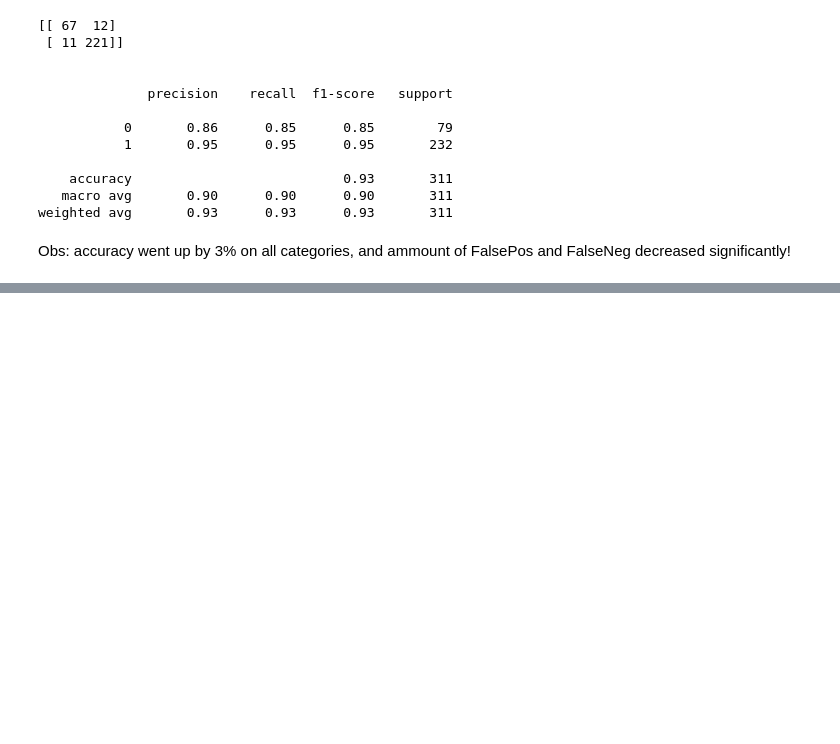
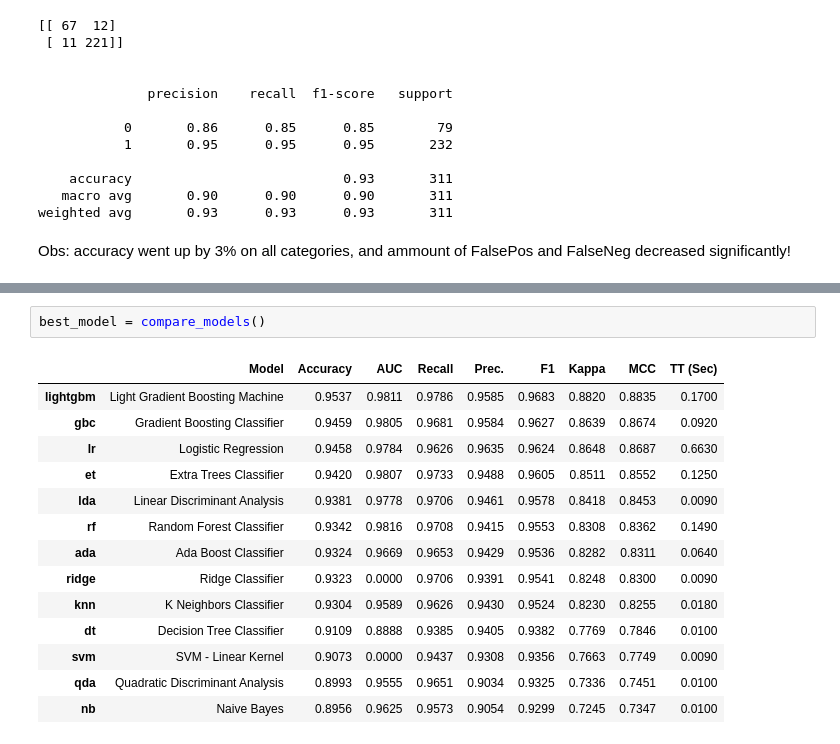
Before and after one commit to rodrigorct/MLtraining, a Jupyter notebook: Private and Public Universities- Project.ipynb, the cells around one changed output, grey strips where cells are left out. Saved outputs shown, nothing was run; the diff lists cells and outputs as text; blank space fills up the shorter version.

```diff
--- a/Private and Public Universities- Project.ipynb
+++ b/Private and Public Universities- Project.ipynb
@@ -375,0 +446,17 @@ Obs: accuracy went up by 3% on all categories, and ammount of FalsePos and False
+# %%
+best_model = compare_models()
+# %% [output]
+|  | Model | Accuracy | AUC | Recall | Prec. | F1 | Kappa | MCC | TT (Sec) |
+| lightgbm | Light Gradient Boosting Machine | 0.9537 | 0.9811 | 0.9786 | 0.9585 | 0.9683 | 0.8820 | 0.8835 | 0.1700 |
+| gbc | Gradient Boosting Classifier | 0.9459 | 0.9805 | 0.9681 | 0.9584 | 0.9627 | 0.8639 | 0.8674 | 0.0920 |
+| lr | Logistic Regression | 0.9458 | 0.9784 | 0.9626 | 0.9635 | 0.9624 | 0.8648 | 0.8687 | 0.6630 |
+| et | Extra Trees Classifier | 0.9420 | 0.9807 | 0.9733 | 0.9488 | 0.9605 | 0.8511 | 0.8552 | 0.1250 |
+| lda | Linear Discriminant Analysis | 0.9381 | 0.9778 | 0.9706 | 0.9461 | 0.9578 | 0.8418 | 0.8453 | 0.0090 |
+| rf | Random Forest Classifier | 0.9342 | 0.9816 | 0.9708 | 0.9415 | 0.9553 | 0.8308 | 0.8362 | 0.1490 |
+| ada | Ada Boost Classifier | 0.9324 | 0.9669 | 0.9653 | 0.9429 | 0.9536 | 0.8282 | 0.8311 | 0.0640 |
+| ridge | Ridge Classifier | 0.9323 | 0.0000 | 0.9706 | 0.9391 | 0.9541 | 0.8248 | 0.8300 | 0.0090 |
+| knn | K Neighbors Classifier | 0.9304 | 0.9589 | 0.9626 | 0.9430 | 0.9524 | 0.8230 | 0.8255 | 0.0180 |
+| dt | Decision Tree Classifier | 0.9109 | 0.8888 | 0.9385 | 0.9405 | 0.9382 | 0.7769 | 0.7846 | 0.0100 |
+| svm | SVM - Linear Kernel | 0.9073 | 0.0000 | 0.9437 | 0.9308 | 0.9356 | 0.7663 | 0.7749 | 0.0090 |
+| qda | Quadratic Discriminant Analysis | 0.8993 | 0.9555 | 0.9651 | 0.9034 | 0.9325 | 0.7336 | 0.7451 | 0.0100 |
+| nb | Naive Bayes | 0.8956 | 0.9625 | 0.9573 | 0.9054 | 0.9299 | 0.7245 | 0.7347 | 0.0100 |
```
Also changed, not shown: parts of 27 cells of this notebook.
